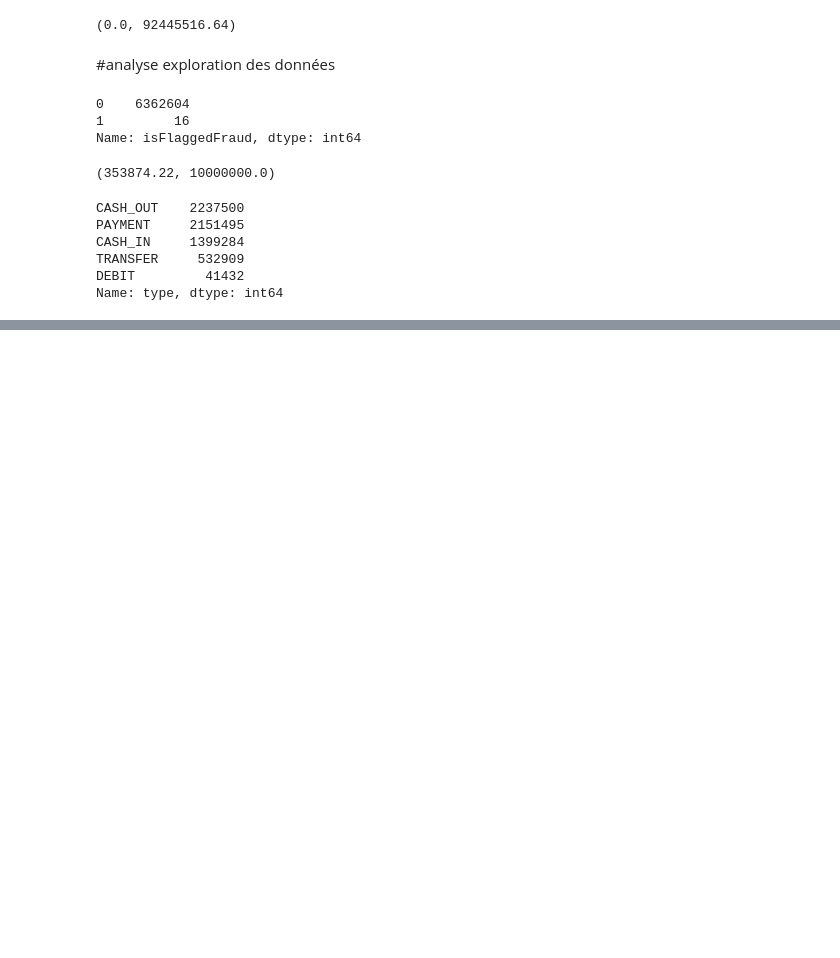
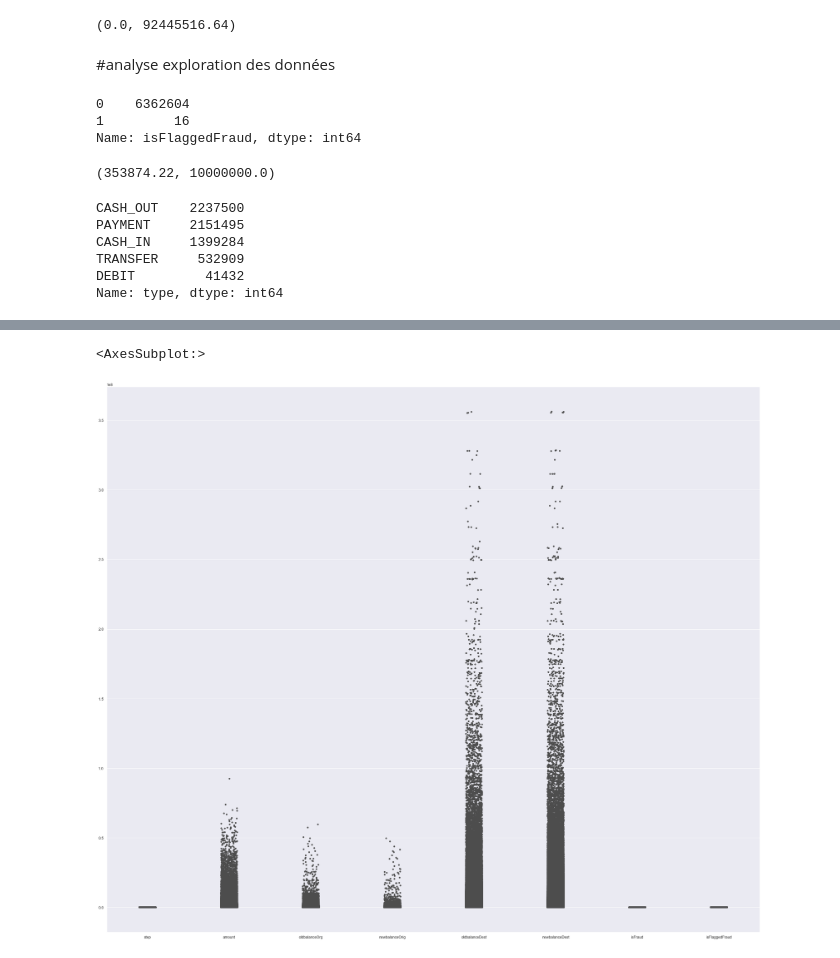
Before and after one commit to housseini/ANALYSE-FRAUDE-FINANCE, a Jupyter notebook: analyse_et_prediction _sur_les donne_dune fraude.ipynb, the cells around one changed output, grey strips where cells are left out. Drawn from its saved outputs; the diff is of its cells as text; code cells hidden in the pictures; blank space fills up the shorter version.

```diff
--- a/analyse_et_prediction _sur_les donne_dune fraude.ipynb
+++ b/analyse_et_prediction _sur_les donne_dune fraude.ipynb
@@ -131,0 +176,5 @@ data.groupby(['type','isFraud']).size()
+# %%
+data = data[data.type.isin(['CASH_OUT','TRANSFER'])].reset_index(drop=True)
+# %% [output]
+<AxesSubplot:>
+[figure, added]
```
Also changed, not shown: parts of 19 cells of this notebook.
